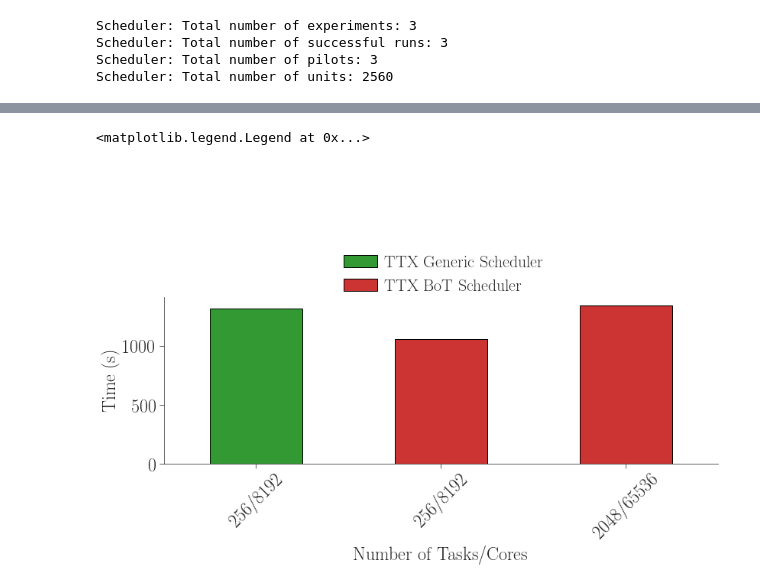
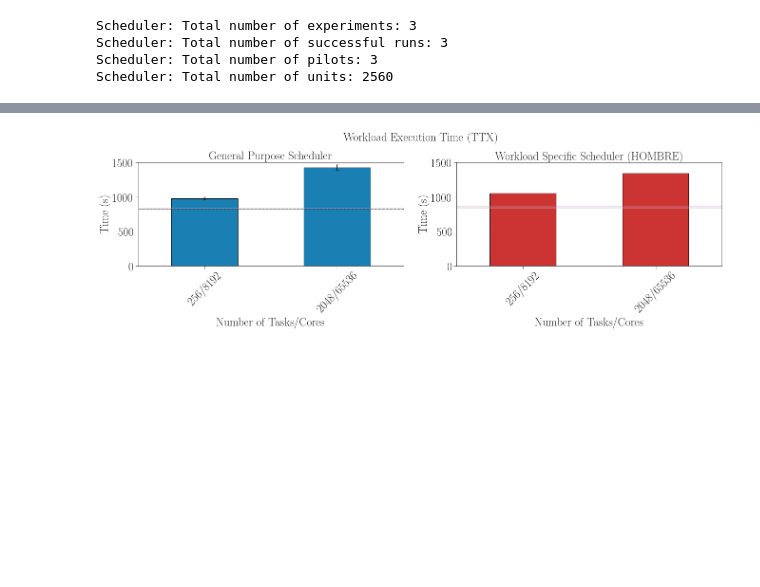
Before and after one commit to radical-experiments/rp.paper, a Jupyter notebook: analysis/rp_paper_scheduler_experiments.ipynb, the cells around one changed output, grey strips where cells are left out. Cells and saved outputs as stored; diff of their text form; code cells hidden in the pictures; blank space fills up the shorter version.

```diff
--- a/analysis/rp_paper_scheduler_experiments.ipynb
+++ b/analysis/rp_paper_scheduler_experiments.ipynb
@@ -2,10 +2,15 @@
 %matplotlib inline
 %run 'bin/notebook_utils.py'
 # %%
-# Load wrangled data saved in .csv files for scheduling experiment sessions
+# Load wrangled data saved in .csv files for scheduling experiment sessions with HOMBRE scheduler
 sch_sessions = pd.read_csv('data/scheduler/sessions.csv', index_col=0)
 sch_pilots = pd.read_csv('data/scheduler/pilots.csv', index_col=0)
 sch_units = pd.read_csv('data/scheduler/units.csv', index_col=0)
+
+# Load wrangled data saved in .csv files for scheduling experiment sessions with general purpose scheduler
+sws_sessions = pd.read_csv('data/synapse/weak_scaling/sessions.csv', index_col=0)
+sws_pilots = pd.read_csv('data/synapse/weak_scaling/pilots.csv', index_col=0)
+sws_units = pd.read_csv('data/synapse/weak_scaling/units.csv', index_col=0)
 # %%
 print 'Scheduler: Total number of experiments: %s' % sch_sessions['experiment'].shape[0]
 print 'Scheduler: Total number of successful runs: %s' % sch_sessions.shape[0]
@@ -125,0 +152,7 @@ conflicting time sync for update.0.prof                                 (titan-b
+# %%
+# Runs with general purpose scheduler and the hombre scheduler
+hombre = sch[~sch.index.isin(['exp1'], level='experiment')]
+hombre = hombre.set_index(hombre.index.get_level_values(1))
+gpurpose = sws.loc[['256/8192','2048/65536']]
+compare_sch = pd.concat([gpurpose,hombre], keys=['gpurpose', 'hombre',])
+compare_sch
@@ -144,33 +194,30 @@ ax.legend(['Mean $T_x$ (%ss)' %  round(data_mean, 2),
-# %%
-fig, ax = fig_setup(figsize=(13,4))
-
-# sch[sch.index.isin(['exp1'], level='experiment')]['TTX'].reset_index().plot.bar(
-#         x='nunit', y='mean', yerr='std',
-#         width=0.5, color=tableau20[4], ax=ax, rot=45, legend=False)
-
-ax1 = sch['TTX'].reset_index().plot.bar(
-        x='nunit', y='mean', yerr='std',
-        width=0.5, color=[tableau20[4], tableau20[6],tableau20[6]], ax=ax, rot=45, legend=False)
-
-# ax1.axhline(y=np.mean(data['exec-app']), lw=1.5, color='black', ls='dashed')
-
-ax.set_xlabel('Number of Tasks/Cores')
-ax.set_ylabel('Time (s)')
-ax.set_ylim(0)
-ax.set_xlim(-0.5)
-
-fig.legend(
-            (mpl.patches.Patch(facecolor=tableau20[4]),
-             mpl.patches.Patch(facecolor=tableau20[6])
-             # mpl.lines.Line2D([], [], color='black', linestyle='dashed')
-            ),
-            ('TTX Generic Scheduler', 'TTX BoT Scheduler'),
-            'upper left',
-            columnspacing=0.75,
-            handletextpad=0.4,
-            # bbox_to_anchor=(0.1175, 1.265)
-            bbox_to_anchor=(0.325, 1.5)
-          )
-# %% [output]
-<matplotlib.legend.Legend at 0x...>
-[figure, removed]
+# %%
+def plot_weak_scaling(df, data, ax, color, title):
+    data_mean = np.mean(data['exec-app'])
+    data_sigma = np.sqrt(np.var(data['exec-app']))
+
+    df['TTX'].reset_index().plot.bar(
+        x='nunit', y='mean', yerr='std',
+        width=0.5, color=[color], rot=45, legend=False,
+        ax=ax)
+
+    ax.axhline(y=np.mean(data['exec-app']), lw=0.5, color='black', ls='dashed')
+    ax.axhspan(data_mean-data_sigma, data_mean+data_sigma, alpha=0.25, color=tableau20[9])
+
+    ax.set_title(title)
+    ax.set_xlabel('Number of Tasks/Cores')
+    ax.set_ylabel('Time (s)')
+    ax.set_ylim(0,1500)
+    ax.set_xlim(-0.5)
+
+fig = plt.figure(figsize=(22,4))
+fig.tight_layout()
+fig.suptitle('Workload Execution Time (TTX)', y=1.1)
+
+ax1 = fig.add_subplot(121)
+ax2 = fig.add_subplot(122)
+
+plot_weak_scaling(gpurpose, data_sws, ax1, tableau20[0], 'General Purpose Scheduler')
+plot_weak_scaling(hombre, data_sch, ax2, tableau20[6], 'Workload Specific Scheduler (HOMBRE)')
+# %% [output]
+[figure, added]
```
Also changed, not shown: parts of 6 cells of this notebook, 1 other file.
